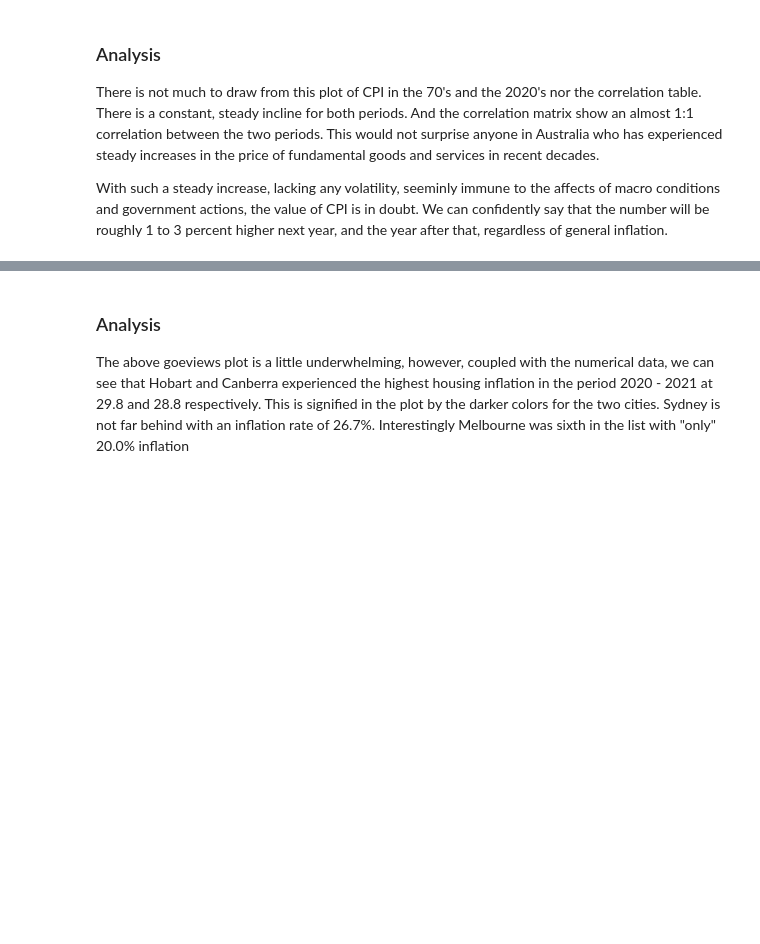
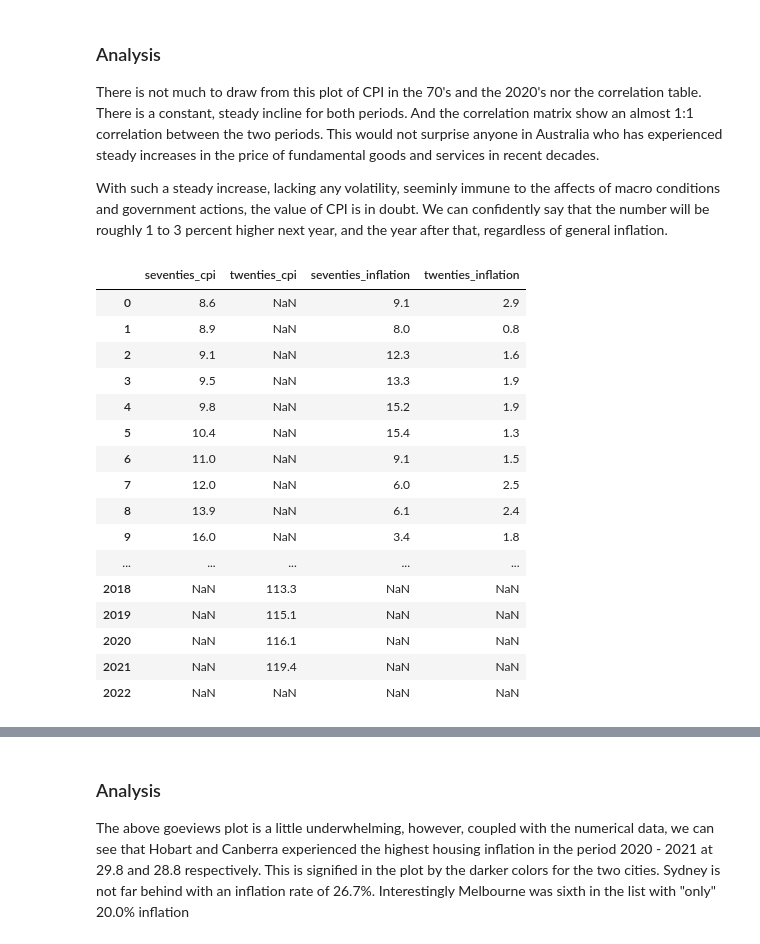
Before and after one commit to malrepos/FirstGroup, a Jupyter notebook: presentation_draft.ipynb, the cells around one changed output, grey strips where cells are left out. Saved outputs shown, nothing was run; the diff lists cells and outputs as text; code cells hidden in the pictures; blank space fills up the shorter version.

Commit message:
added comments to inflation, cpi, housing

```diff
--- a/presentation_draft.ipynb
+++ b/presentation_draft.ipynb
@@ -152,6 +178,6 @@ In the above graph of inflation from 1966 to 1979, we see a relatively flate rat
 # I call it twenties however it includes 2010 - 2021
 
 twenties_df = inflation_df.rename(columns = {'Annual_Inflation':'twenties_inflation'})
-twenties_df = twenties_df["twenties_inflation"].iloc[1:13]
+twenties_df = twenties_df["twenties_inflation"].iloc[1:15]
 # %%
 twenties_df
@@ -178,0 +277,4 @@ twenties_inf
+# %%
+twenties_inf = twenties_inf.sort_index(ascending=False)
+lead_twenties = twenties_inf[7:]
+lead_twenties
@@ -257,7 +442,7 @@ seventies_cpi["seventies_cpi"].hvplot(
 # %%
 # here I pull out the 2013-2021 CPI
 
-twenties_cpi = cpi_df.rename(columns = {'Annual':'twenties_cpi'}).iloc[65:75]
+twenties_cpi = cpi_df.rename(columns = {'Annual':'twenties_cpi'}).iloc[62:75]
 
 twenties_cpi = twenties_cpi.drop(["mar", "jun", "sep", "dec"], axis=1)
 twenties_cpi
@@ -301,7 +516,25 @@ With such a steady increase, lacking any volatility, seeminly immune to the affe
 # %%
 # Inflation and CPI, for 1966-1979 and 2010-2021 concatenated
 
-cpi_inf = pd.concat([seventies_cpi, twenties_cpi, comparison], axis=1)
+cpi_inf = pd.concat([seventies_cpi, twenties_cpi, seventies_inf, twenties_inf], axis=1)
 cpi_inf
+# %% [output]
+|  | seventies_cpi | twenties_cpi | seventies_inflation | twenties_inflation |
+| 0 | 8.6 | NaN | 9.1 | 2.9 |
+| 1 | 8.9 | NaN | 8.0 | 0.8 |
+| 2 | 9.1 | NaN | 12.3 | 1.6 |
+| 3 | 9.5 | NaN | 13.3 | 1.9 |
+| 4 | 9.8 | NaN | 15.2 | 1.9 |
+| 5 | 10.4 | NaN | 15.4 | 1.3 |
+| 6 | 11.0 | NaN | 9.1 | 1.5 |
+| 7 | 12.0 | NaN | 6.0 | 2.5 |
+| 8 | 13.9 | NaN | 6.1 | 2.4 |
+| 9 | 16.0 | NaN | 3.4 | 1.8 |
+| ... | ... | ... | ... | ... |
+| 2018 | NaN | 113.3 | NaN | NaN |
+| 2019 | NaN | 115.1 | NaN | NaN |
+| 2020 | NaN | 116.1 | NaN | NaN |
+| 2021 | NaN | 119.4 | NaN | NaN |
+| 2022 | NaN | NaN | NaN | NaN |
 # %%
 cpi_inf.hvplot()
```
Also changed, not shown: parts of 79 cells of this notebook.
